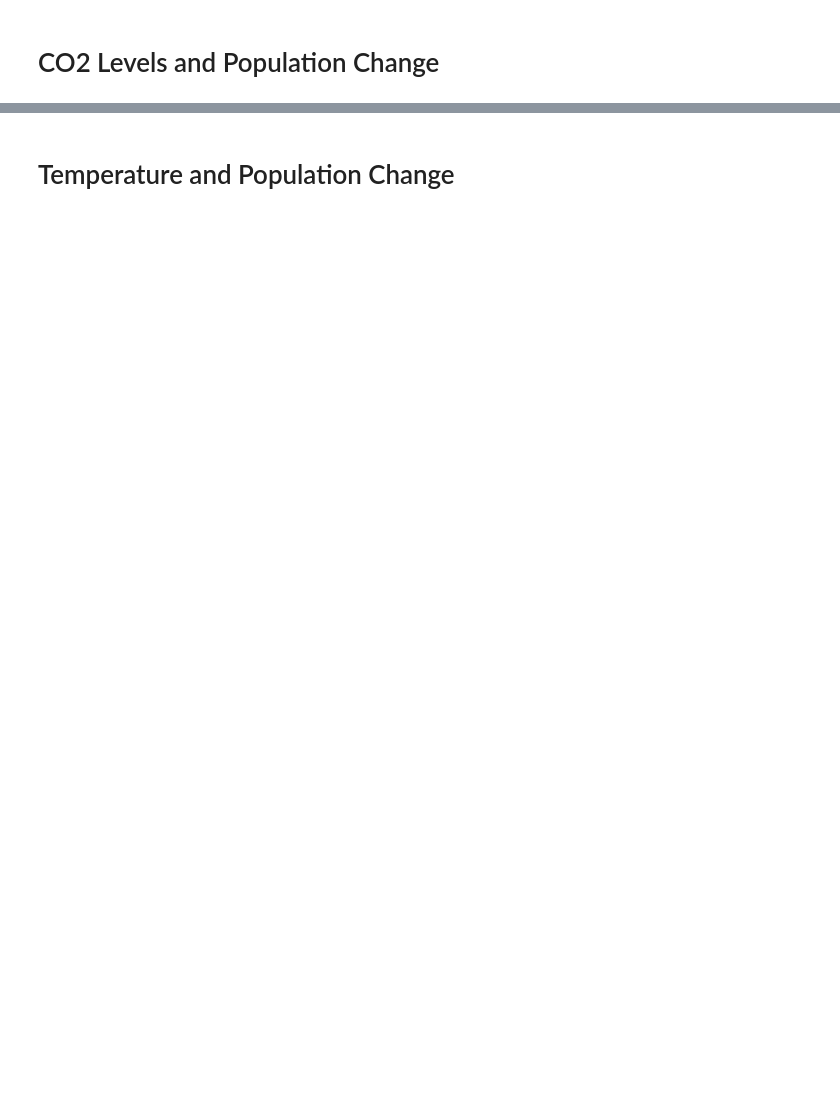
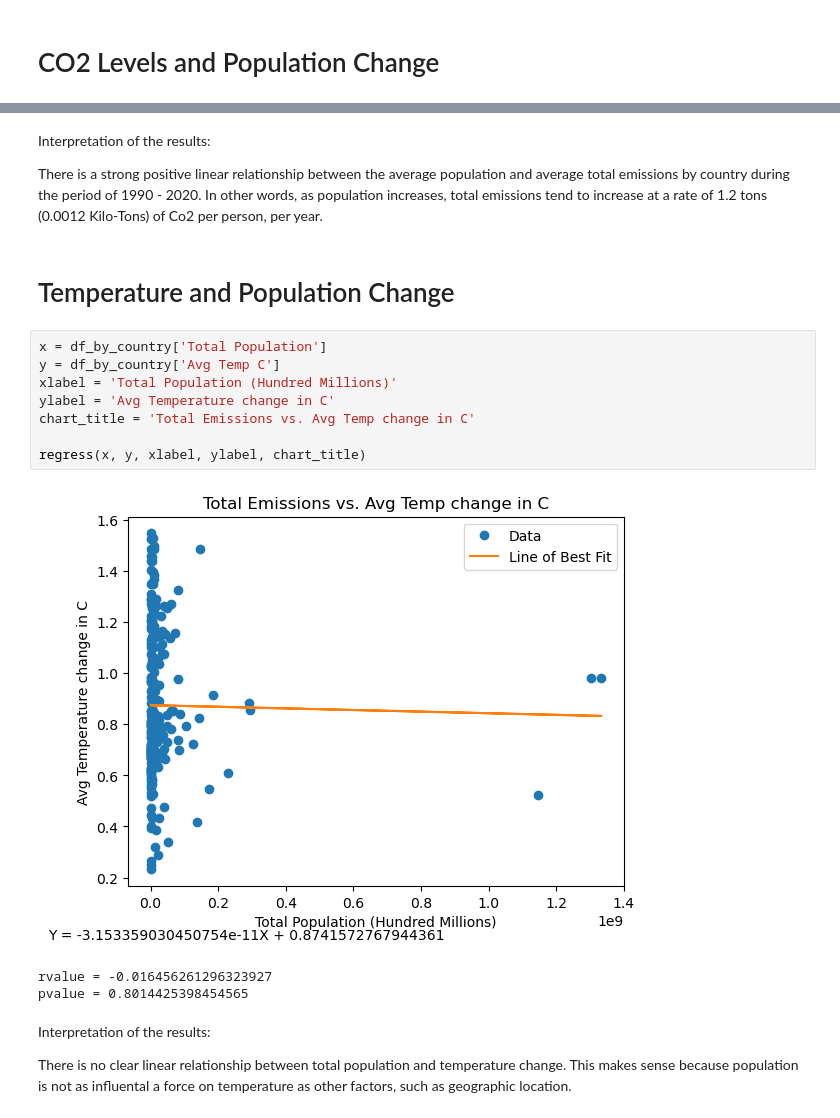
Before and after one commit to dpinsky1/Cancer, a Jupyter notebook: nathaniel.ipynb, the cells around one changed output, grey strips where cells are left out. Saved outputs shown, nothing was run; the diff lists cells and outputs as text; blank space fills up the shorter version.

```diff
--- a/nathaniel.ipynb
+++ b/nathaniel.ipynb
@@ -72,2 +115,22 @@ AttributeError: module 'matplotlib' has no attribute 'scatter'
+# %% [markdown]
+Interpretation of the results:
+
+There is a strong positive linear relationship between the average population and average total emissions by country during the period of 1990 - 2020. In other words, as population increases, total emissions tend to increase at a rate of 1.2 tons (0.0012 Kilo-Tons) of Co2 per person, per year.
 # %% [markdown]
 # Temperature and Population Change
+# %%
+x = df_by_country['Total Population']
+y = df_by_country['Avg Temp C']
+xlabel = 'Total Population (Hundred Millions)'
+ylabel = 'Avg Temperature change in C'
+chart_title = 'Total Emissions vs. Avg Temp change in C'
+
+regress(x, y, xlabel, ylabel, chart_title)
+# %% [output]
+[figure, added]
+rvalue = -0.016456261296323927
+pvalue = 0.8014425398454565
+# %% [markdown]
+Interpretation of the results:
+
+There is no clear linear relationship between total population and temperature change. This makes sense because population is not as influental a force on temperature as other factors, such as geographic location.
```
Also changed, not shown: parts of 7 cells of this notebook, 2 other files.
